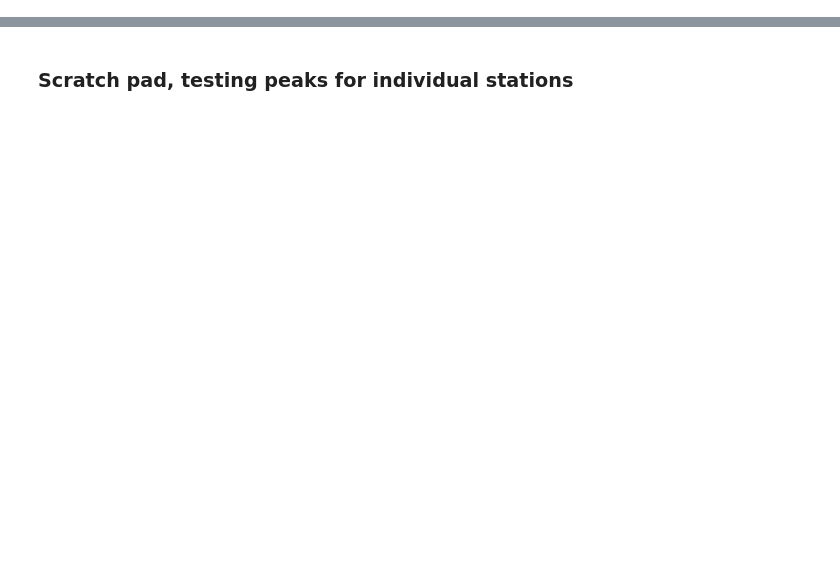
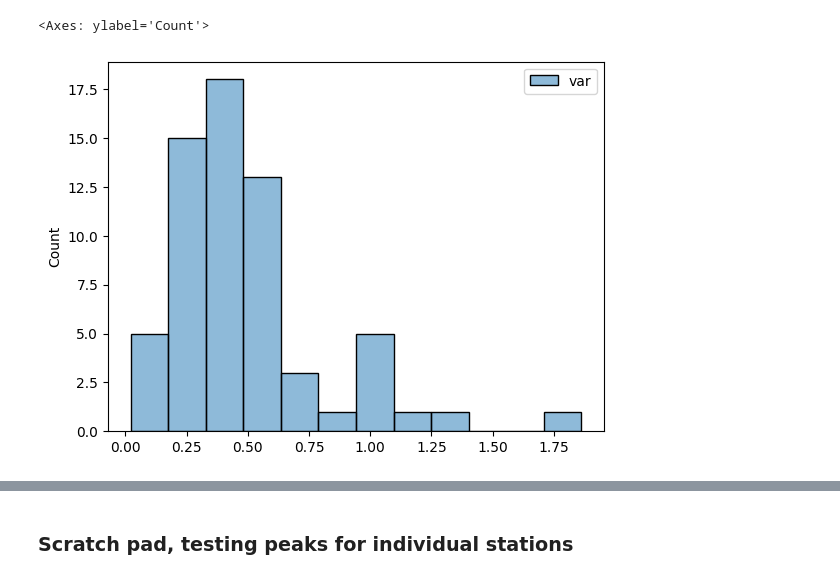
Before and after one commit to kroy/nyc_water_supply_analysis, a Jupyter notebook: code/streamflow.ipynb, the cells around one changed output, grey strips where cells are left out. Cells and saved outputs as stored; diff of their text form; code cells hidden in the pictures; blank space fills up the shorter version.

```diff
--- a/code/streamflow.ipynb
+++ b/code/streamflow.ipynb
@@ -98,0 +154,26 @@ sns.lineplot(data=peaks_df.loc[(delaware_walton_site)])
+# %%
+# fit a regression model to our data with year as the independent var, and peak flow as dependent
+# this essentially accounts for any trend over time, and eliminates change over time as a factor
+# what we're trying to compare between watersheds is variance in peak flows.
+
+# add year col for convenience
+peaks_df.loc[:,"year"] = peaks_df.index.get_level_values("datetime").year
+
+# what subset of the peaks data are we looking at
+for site_id in peaks_df.index.get_level_values("site_no"):
+  print(site_id, peaks_df.loc[(site_id)].shape)
+  if peaks_df.loc[(site_id)].shape[0] < 3:
+    # for some reason the regression doesn't like this
+    continue
+  mod = smf.ols("peak_va ~ year", data=peaks_df.loc[(site_id)])
+  res = mod.fit()
+  print(res.resid)
+  # now, we want to get the residuals from our model, essentially the distance from
+  # the trend line
+  peaks_df.loc[(site_id), "residual"] = res.resid.values
+  pred = res.get_prediction()
+  peaks_df.loc[(site_id), "predicted_mean"] = pred.predicted_mean
+
+  # print(res.summary())
+
+peaks_df.loc[:, "normalized_residual"] = peaks_df.loc[:, "residual"] / peaks_df.loc[:, "predicted_mean"]
@@ -98,0 +198,4 @@ sns.lineplot(data=peaks_df.loc[(delaware_walton_site)])
+# %%
+# now, find the variance in the residuals, as well as the slope of the trend
+normalized_variance = peaks_df.loc[:, "normalized_residual"].groupby(level="site_no").agg(["var"])
+normalized_variance
@@ -98,0 +241,5 @@ sns.lineplot(data=peaks_df.loc[(delaware_walton_site)])
+# %%
+sns.histplot(data=normalized_variance)
+# %% [output]
+<Axes: ylabel='Count'>
+[figure, added]
```
Also changed, not shown: parts of 23 cells of this notebook, 9 other files.
